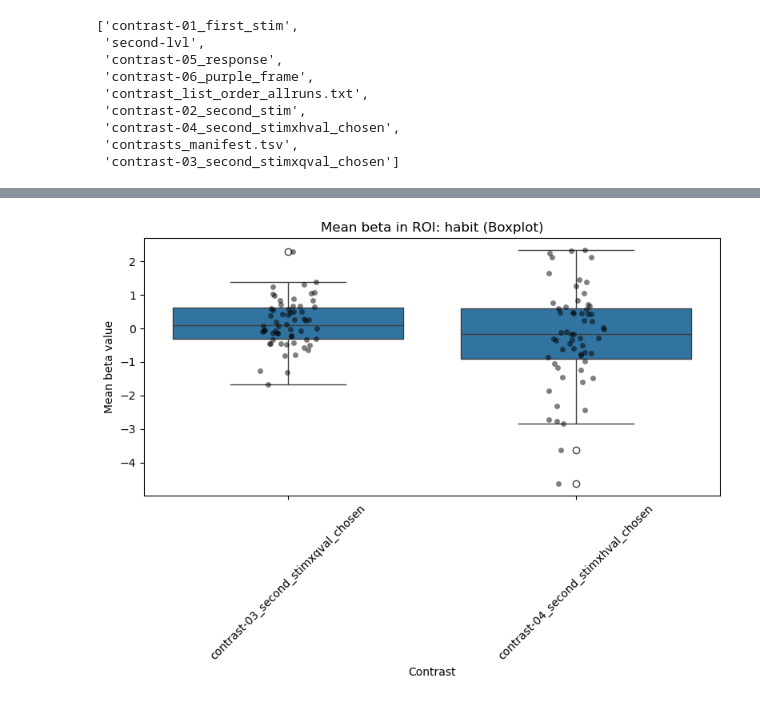
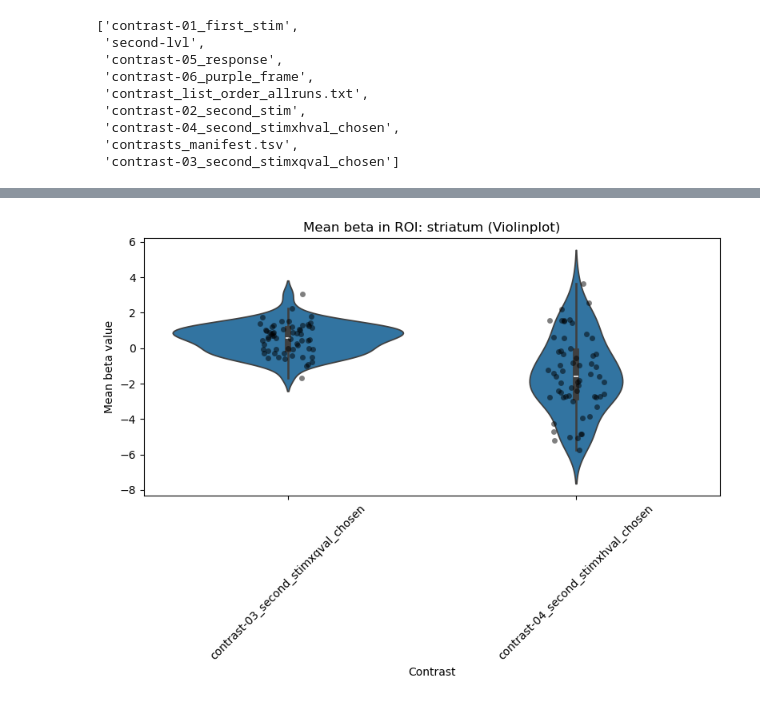
Before and after one commit to hugofluhr/learning-habits-analysis, a Jupyter notebook: results_notebooks/first_lvl_betas.ipynb, the cells around one changed output, grey strips where cells are left out. Drawn from its saved outputs; the diff is of its cells as text; code cells hidden in the pictures.

Commit message:
violin plots instead of boxplots

```diff
--- a/results_notebooks/first_lvl_betas.ipynb
+++ b/results_notebooks/first_lvl_betas.ipynb
@@ -240,23 +230,23 @@ plot_df.head()
 # %%
 # Boxplot for the two first contrasts in the striatum ROI, using a flat DataFrame (no multi-index)
-roi_of_interest = 'habit'
+roi_of_interest = 'striatum'
 contrasts_of_interest = contrasts
 
 # Always work with a flat DataFrame
 plot_df_flat = plot_df.reset_index() if isinstance(plot_df.index, pd.MultiIndex) else plot_df.copy()
 
 # Filter for the desired ROI and contrasts
 subset = plot_df_flat[(plot_df_flat['roi'] == roi_of_interest) & (plot_df_flat['contrast'].isin(contrasts_of_interest))]
 
 plt.figure(figsize=(8,6))
-sns.boxplot(x='contrast', y='mean_beta', data=subset)
+sns.violinplot(x='contrast', y='mean_beta', data=subset)
 sns.stripplot(x='contrast', y='mean_beta', data=subset, color='black', alpha=0.5, jitter=True)
 #plt.axhline(0, color='gray', linewidth=1)
-plt.title(f'Mean beta in ROI: {roi_of_interest} (Boxplot)')
+plt.title(f'Mean beta in ROI: {roi_of_interest} (Violinplot)')
 plt.ylabel('Mean beta value')
 plt.xlabel('Contrast')
 plt.xticks(rotation=45)
 plt.tight_layout()
 plt.show()
 # %% [output]
-[figure, old version]
+[figure, new version]
```
Also changed, not shown: parts of 4 cells of this notebook.
